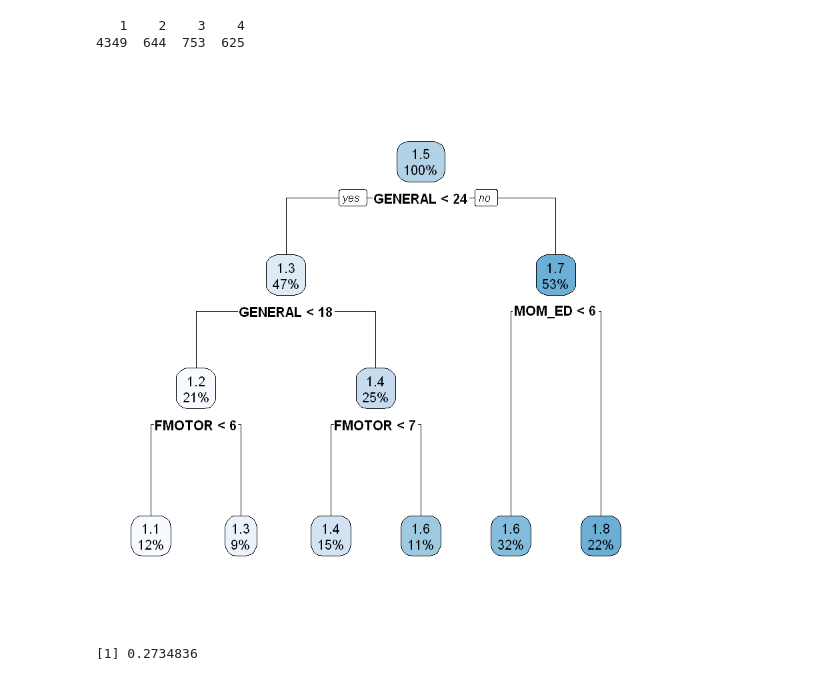
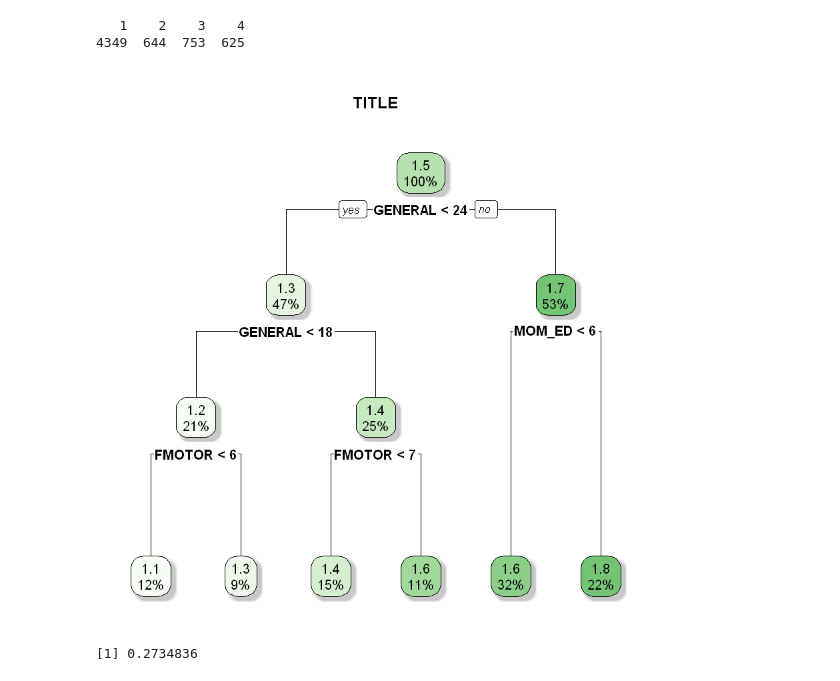
Before and after one commit to chesterqualls/Data-Science-Meetup-11-8-18-Materials, a Jupyter notebook: Example ECLSK.ipynb, the cells around one changed output. Cells and saved outputs as stored; diff of their text form; code cells hidden in the pictures.

```diff
--- a/Example ECLSK.ipynb
+++ b/Example ECLSK.ipynb
@@ -83,22 +83,24 @@ TESTING = DATA[-training_rows,]
 # %%
 ## Regression Tree
 
 # install.packages("rpart")
 # install.packages("rpart.plot")
 
 library(rpart)
 library(rpart.plot)
 
 Tree1 = rpart(MATH7 ~  GENDER + POVRTY + RACE + KINDER1 +
              FMOTOR + GMOTOR + SCONTROL + INTERP + EXTERN +
              INTERN + GENERAL + MOM_ED,
            data = TRAINING)
 
-rpart.plot(Tree1)
+rpart.plot(Tree1, box.palette = "Greens", shadow.col = '#c8c8c8',main='TITLE')
 
+
+#prediction before pruning
 pred = predict(Tree1, TESTING)
 # %% [output]
-[figure, old version]
+[figure, new version]
 # %%
 # R^2 = cor(pred,y)^2
 
```
Also changed, not shown: parts of 1 cell of this notebook.
